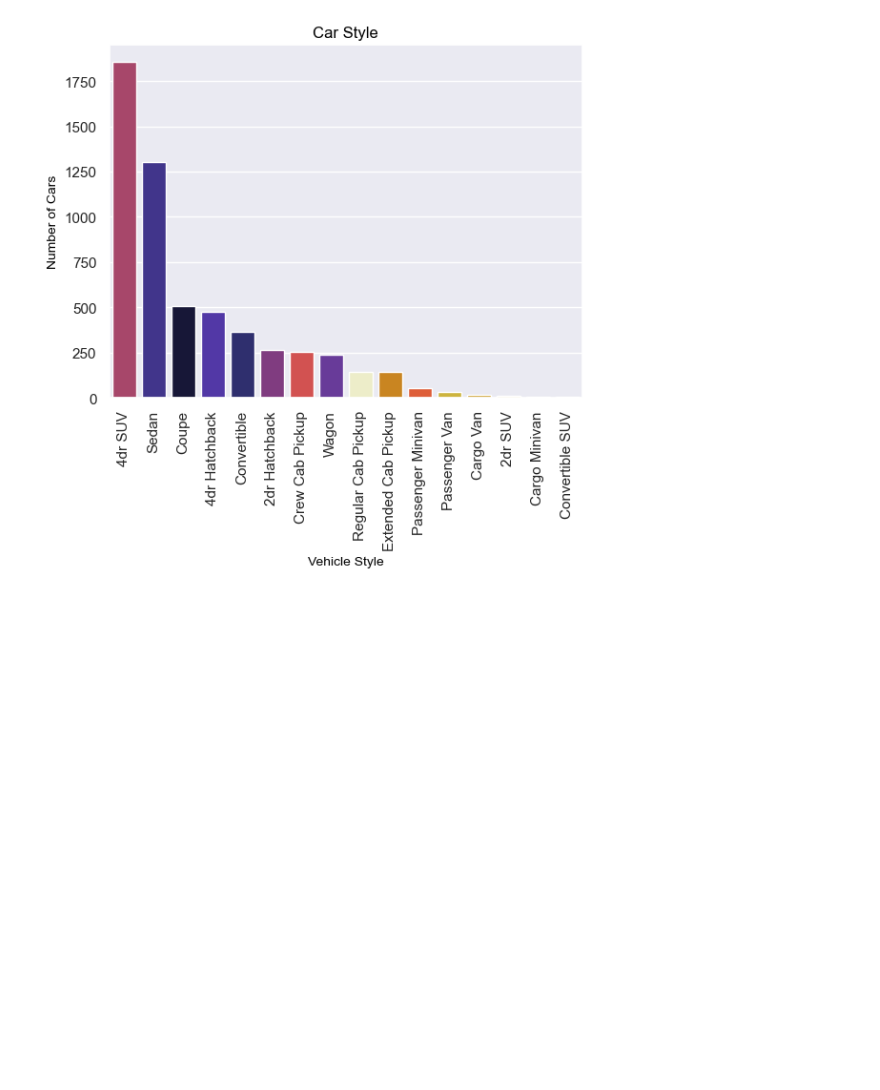
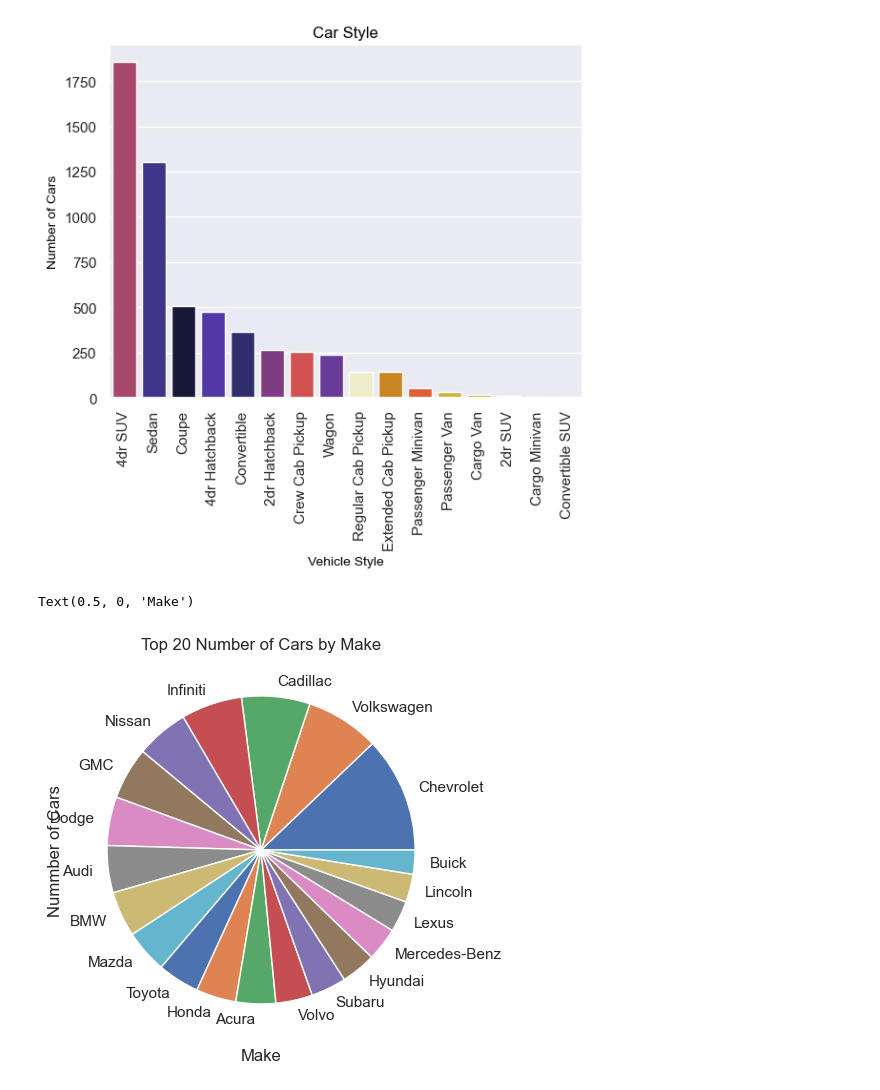
Before and after one commit to LaureaYue/SEIS-Group-4-Project, a Jupyter notebook: project4-group2.ipynb, the cells around one changed output. Saved outputs shown, nothing was run; the diff lists cells and outputs as text; code cells hidden in the pictures; blank space fills up the shorter version.

Commit message:
Added Yue's visualizations

```diff
--- a/project4-group2.ipynb
+++ b/project4-group2.ipynb
@@ -216,3 +216,12 @@ plt.title("Car Style",color="black")
 plt.show()
 # %% [output]
 [figure]
+# %%
+#Top 20 Number of Cars by Make
+df.make.value_counts().nlargest(20).plot(kind='pie',figsize=(10,5))
+plt.title("Top 20 Number of Cars by Make")
+plt.ylabel("Nummber of Cars")
+plt.xlabel("Make")
+# %% [output]
+Text(0.5, 0, 'Make')
+[figure, added]
```
Also changed, not shown: parts of 2 cells of this notebook, 2 other files.
